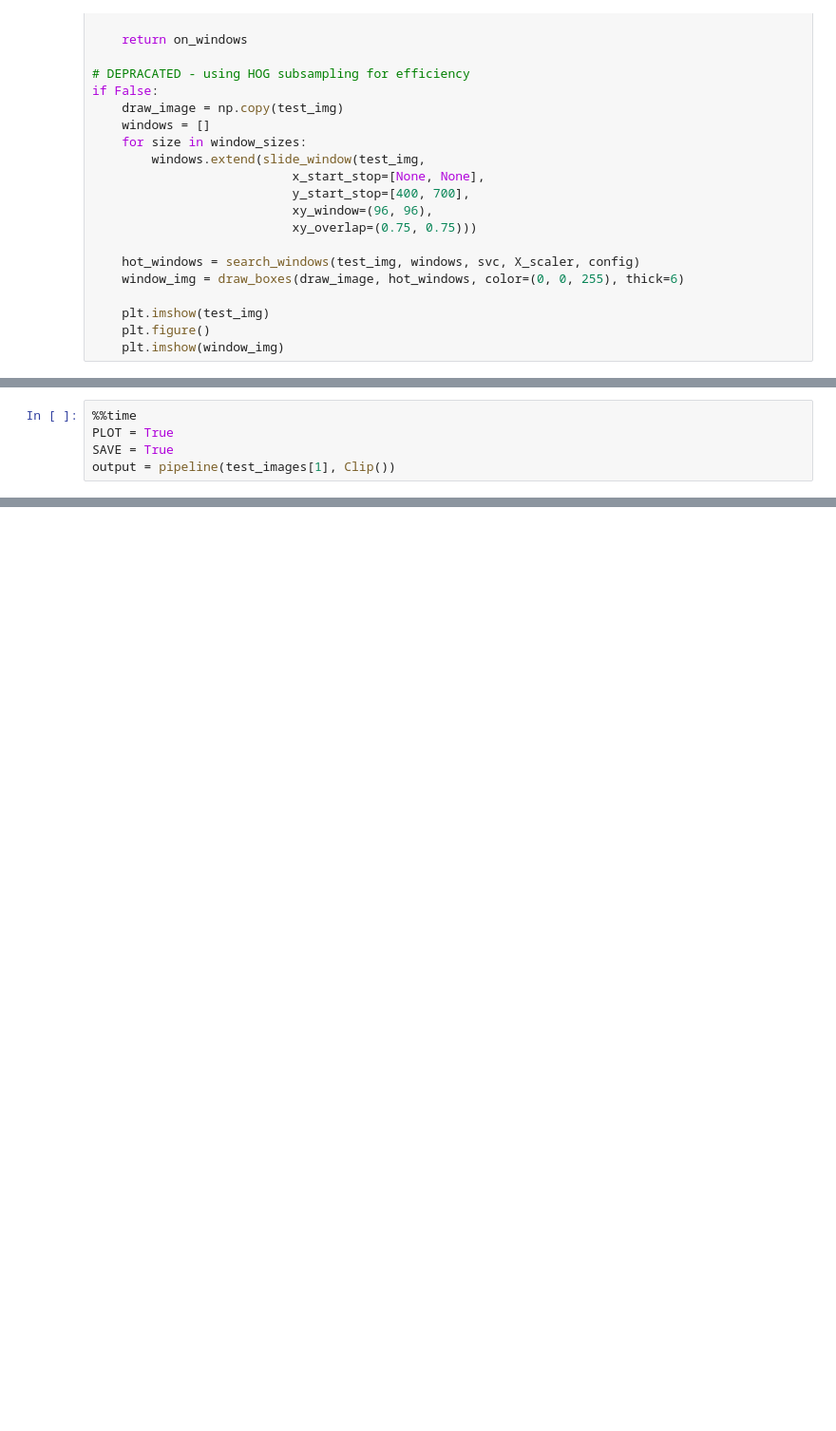
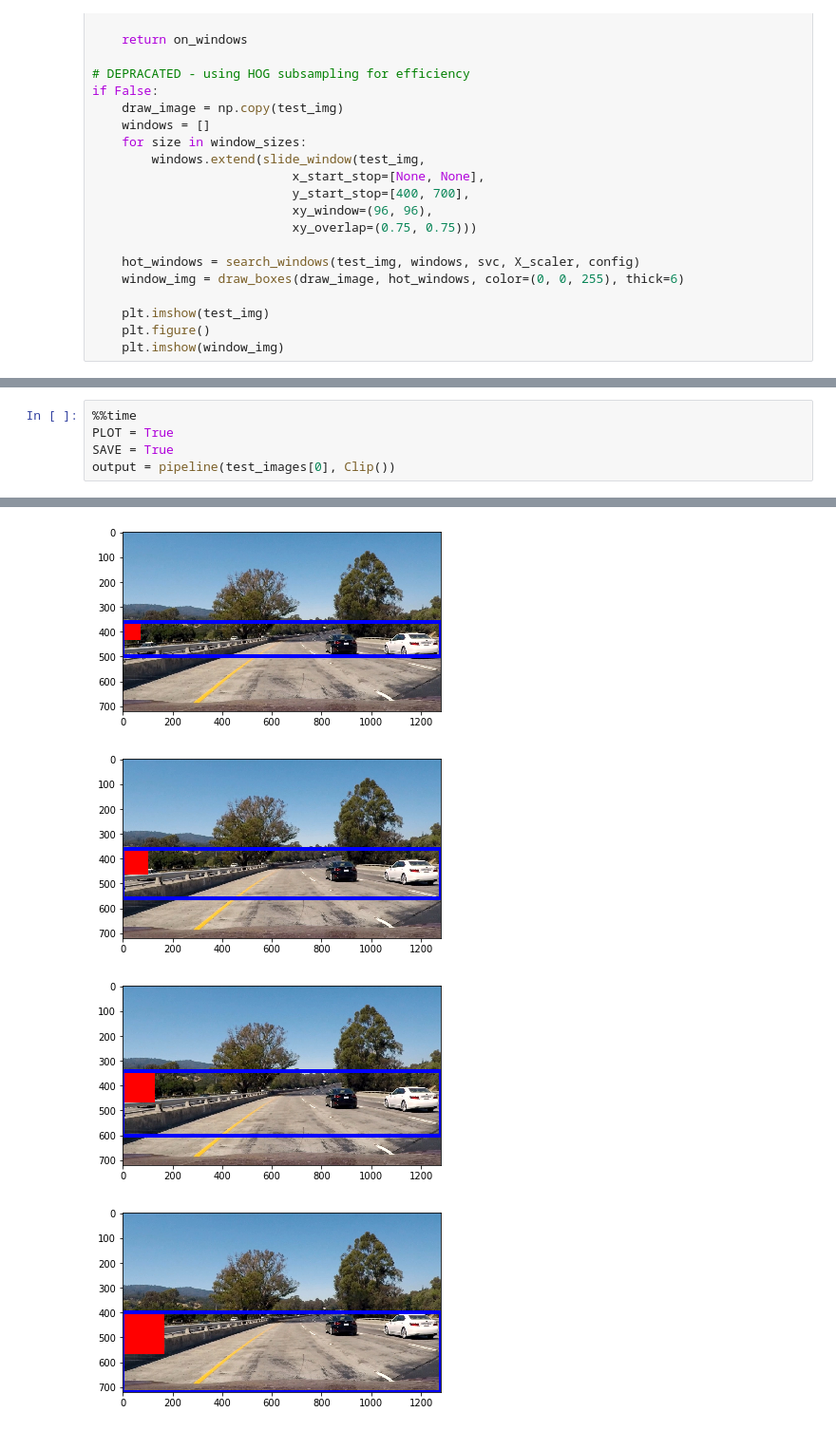
Before and after one commit to rjmoss/CarND-Vehicle-Detection, a Jupyter notebook: pipeline.ipynb, the cells around one changed output, grey strips where cells are left out. Shown at 95% size. Saved outputs shown, nothing was run; the diff lists cells and outputs as text; blank space fills up the shorter version.

```diff
--- a/pipeline.ipynb
+++ b/pipeline.ipynb
@@ -167,4 +257,5 @@ def pipeline(img, clip):
 %%time
 PLOT = True
 SAVE = True
-output = pipeline(test_images[1], Clip())
+output = pipeline(test_images[0], Clip())
+# %% [output]
@@ -170,0 +264,4 @@ output = pipeline(test_images[1], Clip())
+[figure, added]
+[figure, added]
+[figure, added]
+[figure, added]
```
Also changed, not shown: parts of 13 cells of this notebook, 4 other files.
